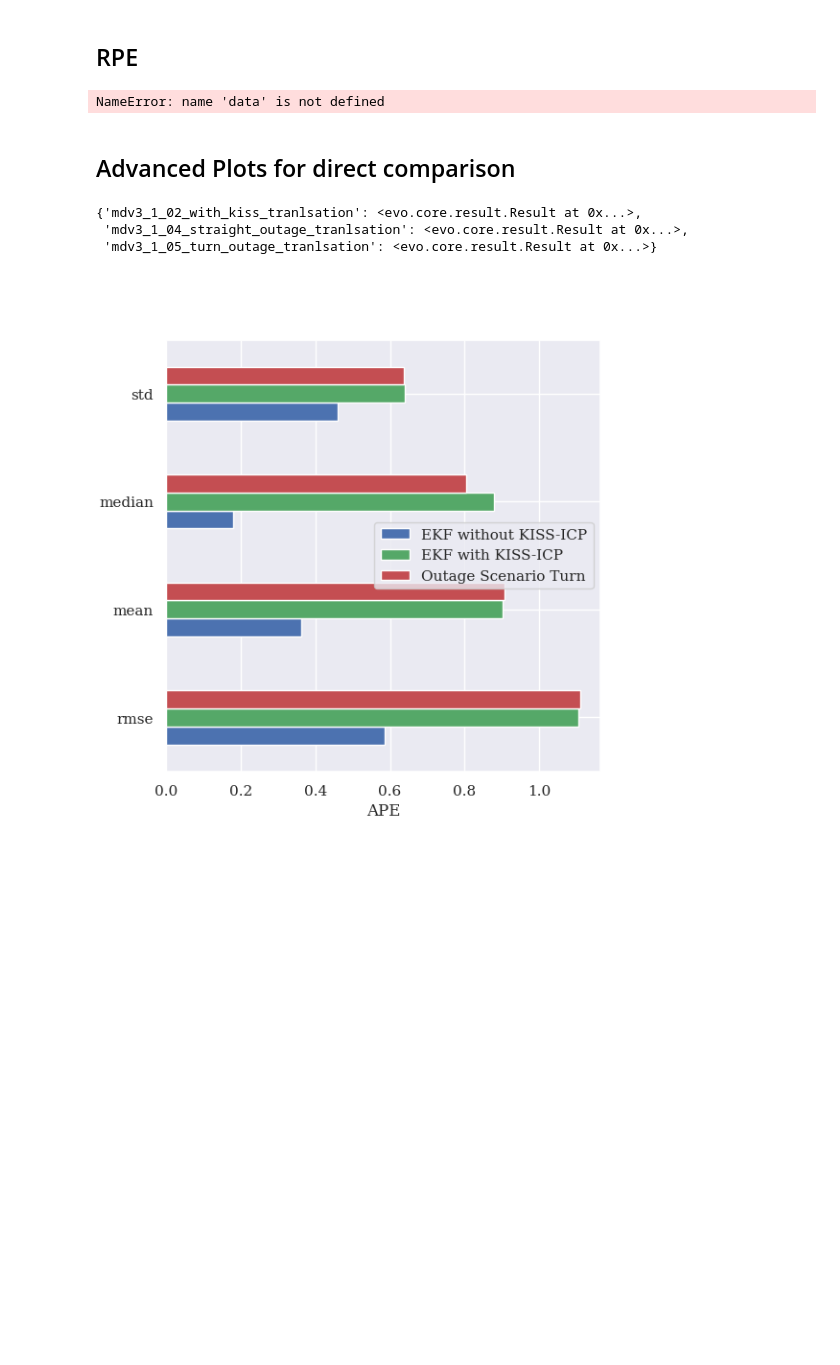
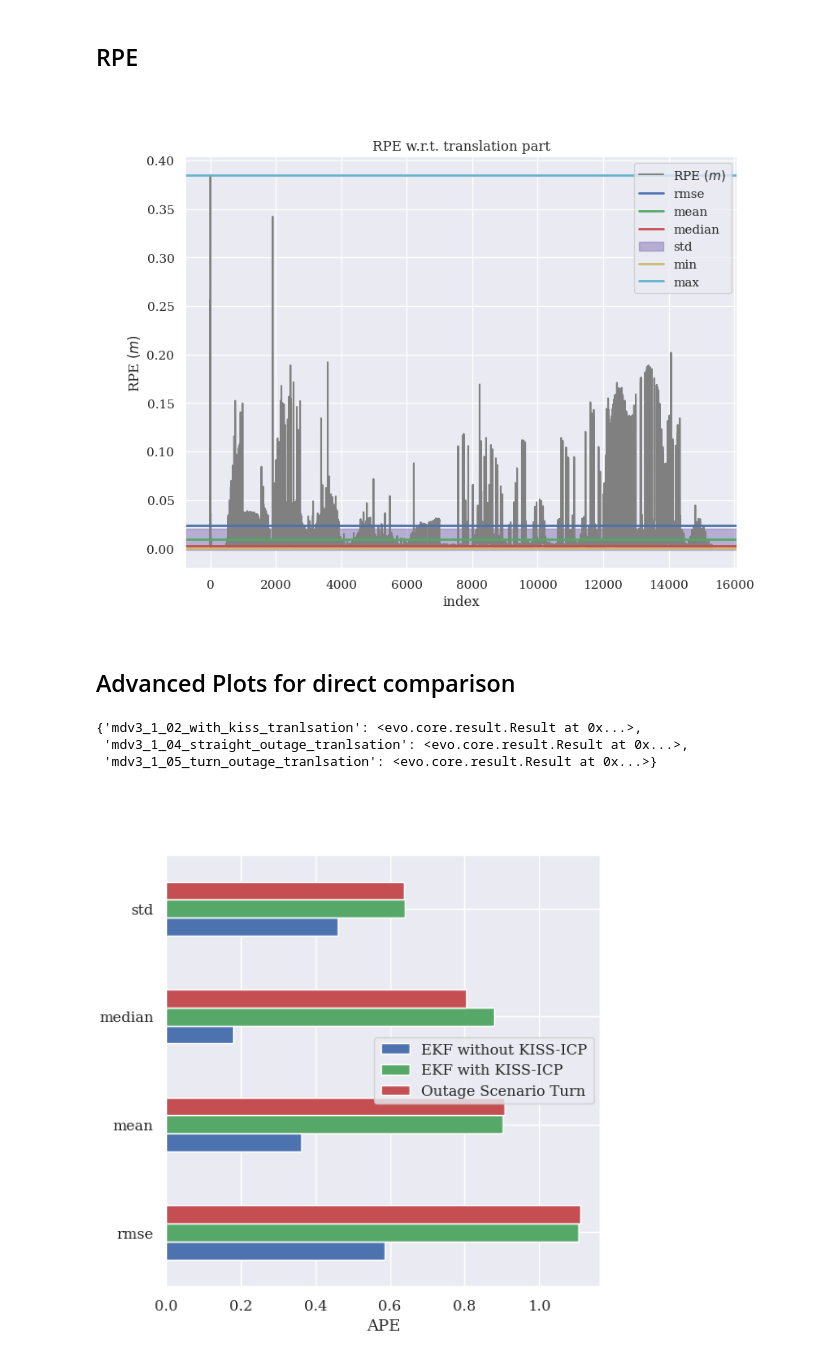
Before and after one commit to Jul310/kiss-icp, a Jupyter notebook: tum_eval/df_analysis.ipynb, the cells around one changed output. Drawn from its saved outputs; the diff is of its cells as text; code cells hidden in the pictures; blank space fills up the shorter version.

```diff
--- a/tum_eval/df_analysis.ipynb
+++ b/tum_eval/df_analysis.ipynb
@@ -264,36 +279,40 @@ for pose_relation in pose_relations:
 plt.close('all')
 
 delta = 1
 all_pairs = False
 delta_unit = Unit.frames
 data_set = data_set_01
 
 pose_relations = [metrics.PoseRelation.translation_part]#, metrics.PoseRelation.rotation_angle_deg, metrics.PoseRelation.full_transformation]
 
-traj_ref = deepcopy(data[run]["GT_GPS"])
-traj_est = deepcopy(data[run][est_trajectory_type])
+# traj_ref = deepcopy(data[run]["GT_GPS"])
+# traj_est = deepcopy(data[run][est_trajectory_type])
+
+traj_ref = deepcopy(DATA[route][TestSets.NO_KISS][1]["EKF"])
+traj_est = deepcopy(DATA[route][TestSets.WITH_KISS][1]["EKF"])
+
 # traj_ref, traj_est = sync.associate_trajectories(traj_ref, traj_est, max_diff=0.01)
 traj_ref, traj_est = sync.associate_trajectories(traj_ref, traj_est, max_diff=0.01)
 
 # reset traj_est z-coordinate to aling with traj_ref ==> No effect in pose error metric
 traj_est.positions_xyz[:,2] = traj_ref.positions_xyz[:,2]
 traj_est = PoseTrajectory3D(traj_est.positions_xyz, traj_est.orientations_quat_wxyz, traj_est.timestamps)
 
 for pose_relation in pose_relations:
     rpe_metric = metrics.RPE(pose_relation=pose_relation, delta=delta, delta_unit=delta_unit, all_pairs=all_pairs)
     rpe_metric.process_data((traj_ref, traj_est))
     plot_statistical_error_metric(rpe_metric, show_plot=False, save_dir=result_figure_dir, name_prefix=route)
     # plot_statistical_error_metric(rpe_metric, show_plot=False, save_dir="", name_prefix=route)
     rpe_results[f"{route}_{data_set}_{pose_relation.value}"] = rpe_metric.get_result()
 
 
 # traj_ref_plot = deepcopy(traj_ref)
 # traj_est_plot = deepcopy(traj_est)
 # traj_ref_plot.reduce_to_ids(rpe_metric.delta_ids)
 # traj_est_plot.reduce_to_ids(rpe_metric.delta_ids)
 # seconds_from_start = [t - traj_est.timestamps[0] for t in traj_est.timestamps[1:]]
 # %% [output]
-NameError: name 'data' is not defined
+[figure, added]
 # %% [markdown]
 ## Advanced Plots for direct comparison
 # %%
```
Also changed, not shown: parts of 2 cells of this notebook, 12 other files.
